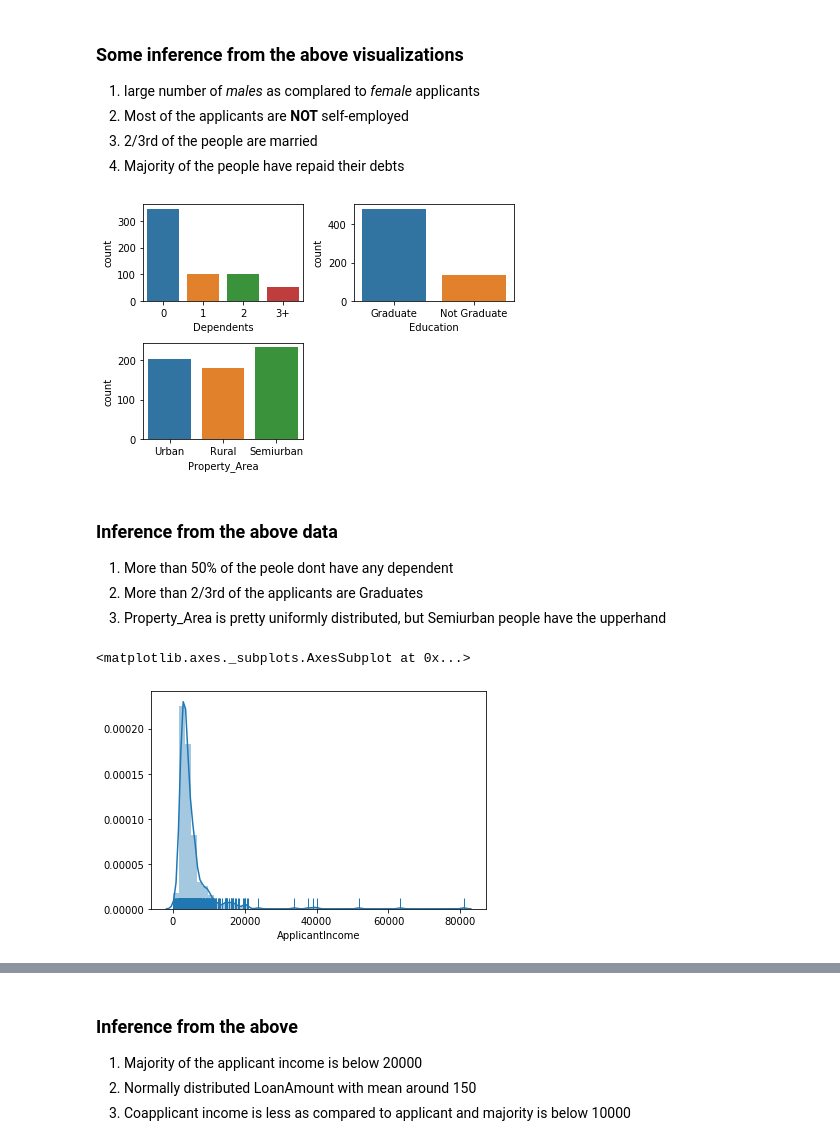
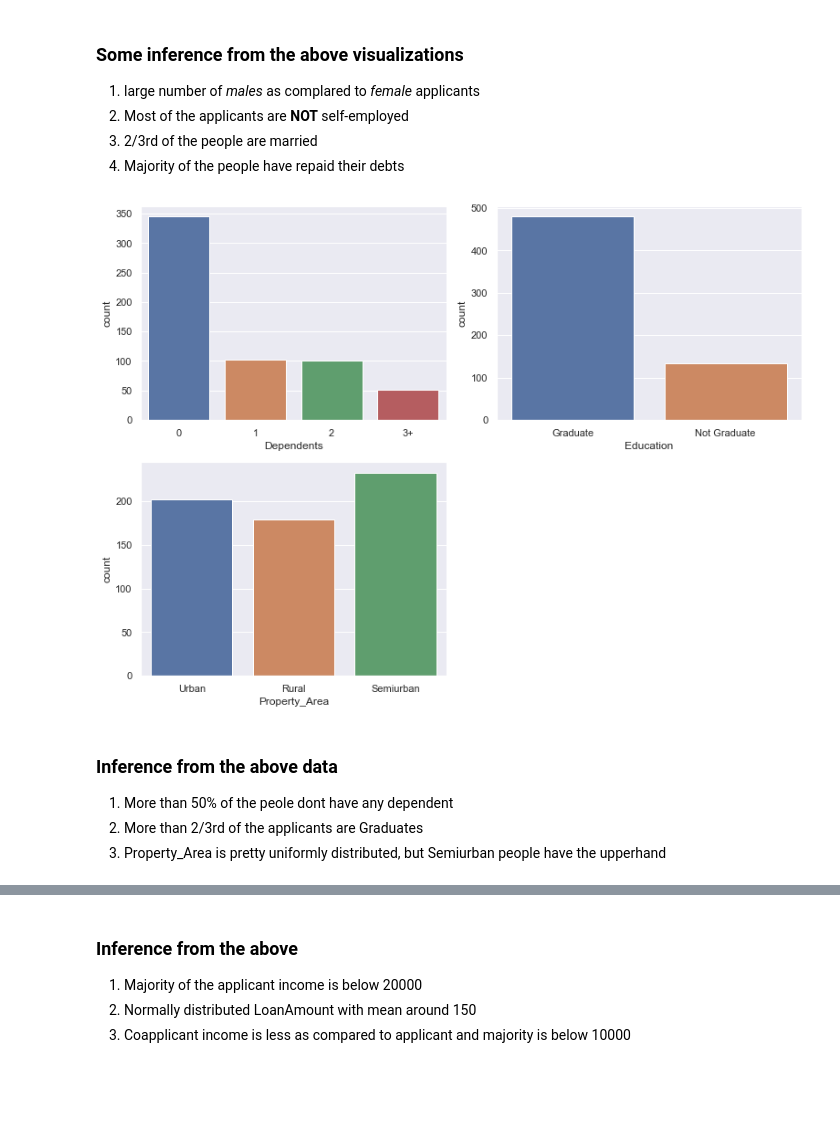
Before and after one commit to gato1005/LoanApproval, a Jupyter notebook: LoanPrediction.ipynb, the cells around one changed output, grey strips where cells are left out. Saved outputs shown, nothing was run; the diff lists cells and outputs as text; code cells hidden in the pictures; blank space fills up the shorter version.

```diff
--- a/LoanPrediction.ipynb
+++ b/LoanPrediction.ipynb
@@ -236,6 +236,8 @@ Name: Loan_Status, dtype: float64
 # %% [markdown]
 ### Univariate Visualisation
 # %%
+sns.set(style="darkgrid")
+sns.set(rc={'figure.figsize':(11,8)})
 sns.countplot(x="Loan_Status",data=train_set)
 # %% [output]
 <matplotlib.axes._subplots.AxesSubplot at 0x...>
@@ -243,4 +245,6 @@ sns.countplot(x="Loan_Status",data=train_set)
 # %%
+sns.set(style="darkgrid")
+sns.set(rc={"figure.figsize":(11,8)})
 plt.subplot(221)
 sns.countplot(x="Gender",data=train_set)
 plt.subplot(222)
@@ -260,23 +264,21 @@ plt.tight_layout()
 3) 2/3rd of the people are married
 4) Majority of the people have repaid their debts
 # %%
+sns.set(style="darkgrid")
+sns.set(rc={"figure.figsize":(11,8)})
+
 plt.subplot(221)
 sns.countplot(x="Dependents",data=train_set)
 plt.subplot(222)
 sns.countplot(x="Education",data=train_set)
 plt.subplot(223)
 sns.countplot(x="Property_Area",data=train_set)
 
 plt.tight_layout()
 # %% [output]
-[figure, old version]
+[figure, new version]
 # %% [markdown]
 ### Inference from the above data
 1) More than 50% of the peole dont have any dependent
 2) More than 2/3rd of the applicants are Graduates
 3) Property_Area is pretty uniformly distributed, but Semiurban people have the upperhand
-# %%
-sns.distplot(train_set["ApplicantIncome"],rug=True)
-# %% [output]
-<matplotlib.axes._subplots.AxesSubplot at 0x...>
-[figure, removed]
```
Also changed, not shown: parts of 26 cells of this notebook.
